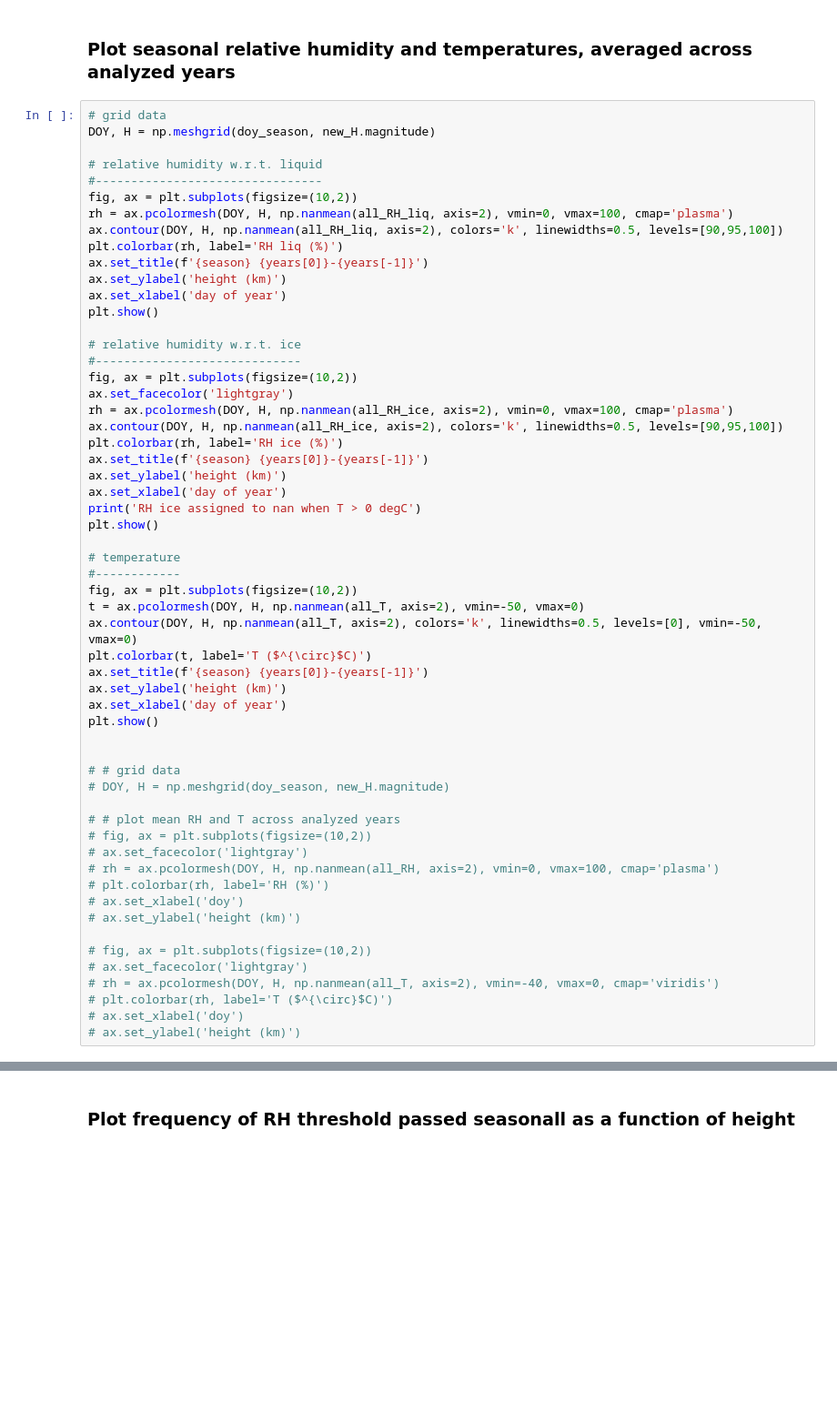
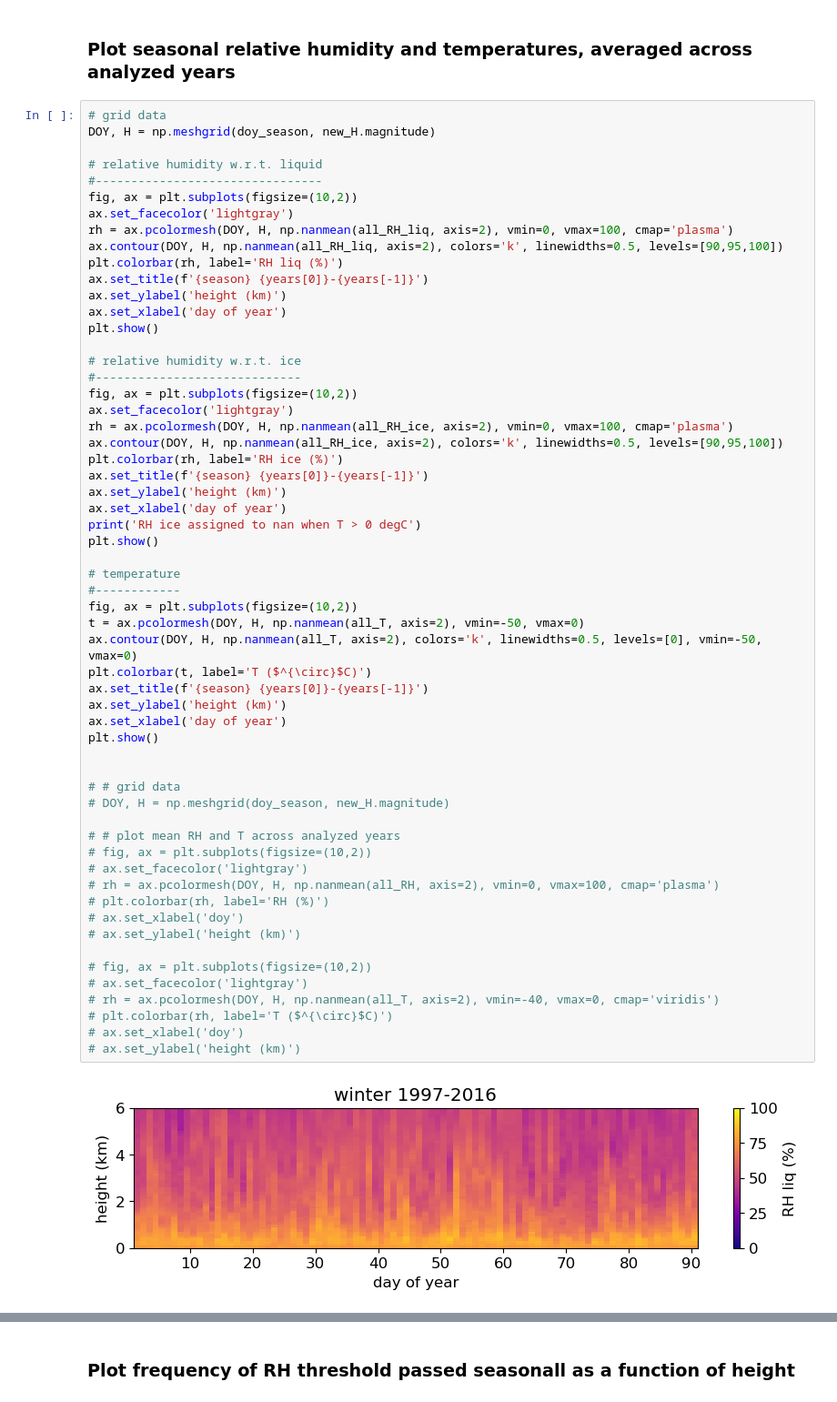
Before and after one commit to mackenziejewell/ArcticClouds_SoundingAnalysis, a Jupyter notebook: 5_evaluate_interpolated_soundings_allyears.ipynb, the cells around one changed output, grey strips where cells are left out. Shown: that part at 91% size. Drawn from its saved outputs; the diff is of its cells as text; blank space fills up the shorter version.

Commit message:
adjust plots

```diff
--- a/5_evaluate_interpolated_soundings_allyears.ipynb
+++ b/5_evaluate_interpolated_soundings_allyears.ipynb
@@ -264,6 +266,7 @@ DOY, H = np.meshgrid(doy_season, new_H.magnitude)
 # relative humidity w.r.t. liquid
 #--------------------------------
 fig, ax = plt.subplots(figsize=(10,2))
+ax.set_facecolor('lightgray')
 rh = ax.pcolormesh(DOY, H, np.nanmean(all_RH_liq, axis=2), vmin=0, vmax=100, cmap='plasma')
 ax.contour(DOY, H, np.nanmean(all_RH_liq, axis=2), colors='k', linewidths=0.5, levels=[90,95,100])
 plt.colorbar(rh, label='RH liq (%)')
@@ -287,30 +290,32 @@ plt.show()
 
 # temperature
 #------------
 fig, ax = plt.subplots(figsize=(10,2))
 t = ax.pcolormesh(DOY, H, np.nanmean(all_T, axis=2), vmin=-50, vmax=0)
 ax.contour(DOY, H, np.nanmean(all_T, axis=2), colors='k', linewidths=0.5, levels=[0], vmin=-50, vmax=0)
 plt.colorbar(t, label='T ($^{\circ}$C)')
 ax.set_title(f'{season} {years[0]}-{years[-1]}')
 ax.set_ylabel('height (km)')
 ax.set_xlabel('day of year')
 plt.show()
 
 
 # # grid data
 # DOY, H = np.meshgrid(doy_season, new_H.magnitude)
 
 # # plot mean RH and T across analyzed years
 # fig, ax = plt.subplots(figsize=(10,2))
 # ax.set_facecolor('lightgray')
 # rh = ax.pcolormesh(DOY, H, np.nanmean(all_RH, axis=2), vmin=0, vmax=100, cmap='plasma')
 # plt.colorbar(rh, label='RH (%)')
 # ax.set_xlabel('doy')
 # ax.set_ylabel('height (km)')
 
 # fig, ax = plt.subplots(figsize=(10,2))
 # ax.set_facecolor('lightgray')
 # rh = ax.pcolormesh(DOY, H, np.nanmean(all_T, axis=2), vmin=-40, vmax=0, cmap='viridis')
 # plt.colorbar(rh, label='T ($^{\circ}$C)')
 # ax.set_xlabel('doy')
 # ax.set_ylabel('height (km)')
+# %% [output]
+[figure, added]
```
Also changed, not shown: parts of 6 cells of this notebook, 12 other files.
